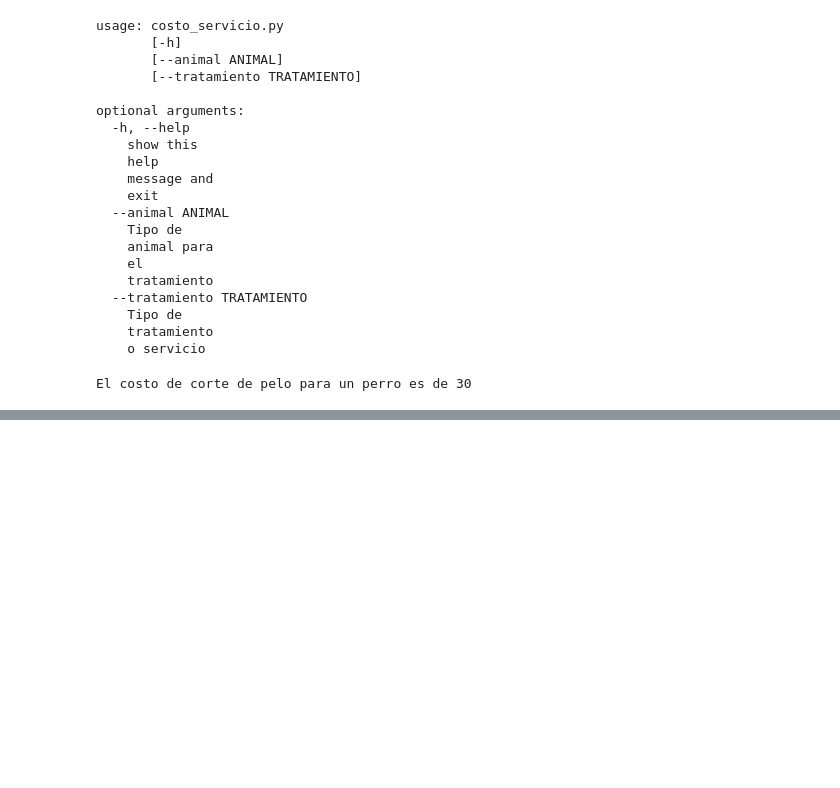
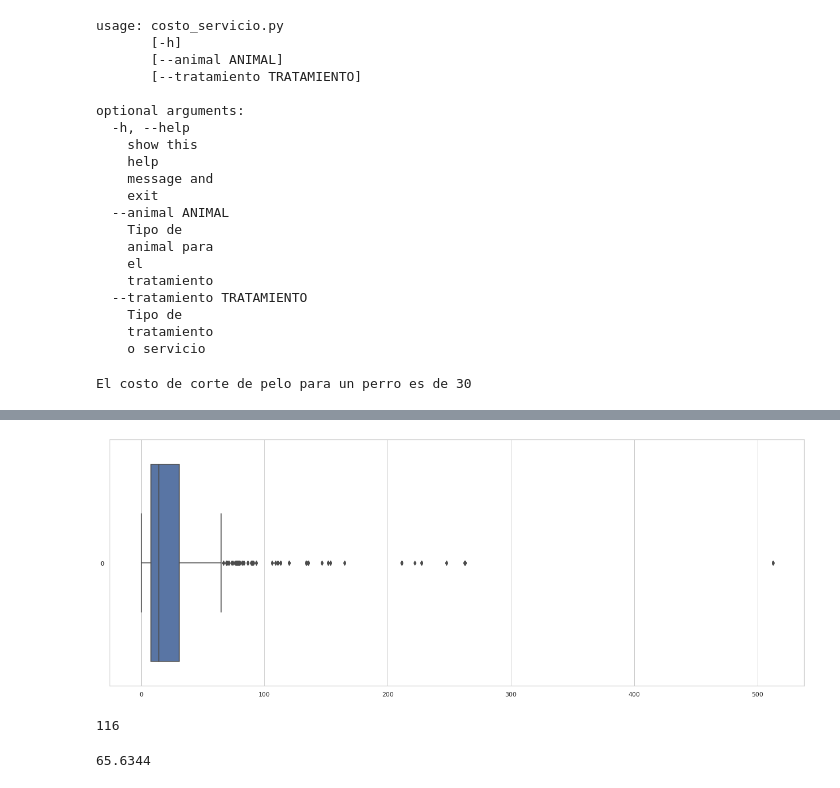
Before and after one commit to GiuseppeQ26/Examen_final_Python_CTIC, a Jupyter notebook: Examen_final_python_Intermedio.ipynb, the cells around one changed output, grey strips where cells are left out. Cells and saved outputs as stored; diff of their text form; code cells hidden in the pictures; blank space fills up the shorter version.

```diff
--- a/Examen_final_python_Intermedio.ipynb
+++ b/Examen_final_python_Intermedio.ipynb
@@ -41,0 +99,22 @@ El costo de corte de pelo para un perro es de 30
+# %%
+## PREGUNTA 4.
+
+df_titanic = pd.read_csv('train_titanic.csv')
+sns.set_theme(style="whitegrid")
+bp = sns.boxplot(data= df_titanic["Fare"], orient="h")
+# %% [output]
+[figure, added]
+# %%
+q1, q3 = df_titanic["Fare"].quantile([0.25, 0.75])
+riq = q3 - q1
+limite_inferior = q1 - 1.5 * riq
+limite_superior = q3 + 1.5 * riq
+
+outliers = df_titanic["Fare"][(df_titanic["Fare"] < limite_inferior) | (df_titanic["Fare"] > limite_superior)]
+outliers.count()
+# %% [output]
+116
+# %%
+limite_superior
+# %% [output]
+65.6344
```
Also changed, not shown: parts of 10 cells of this notebook.
